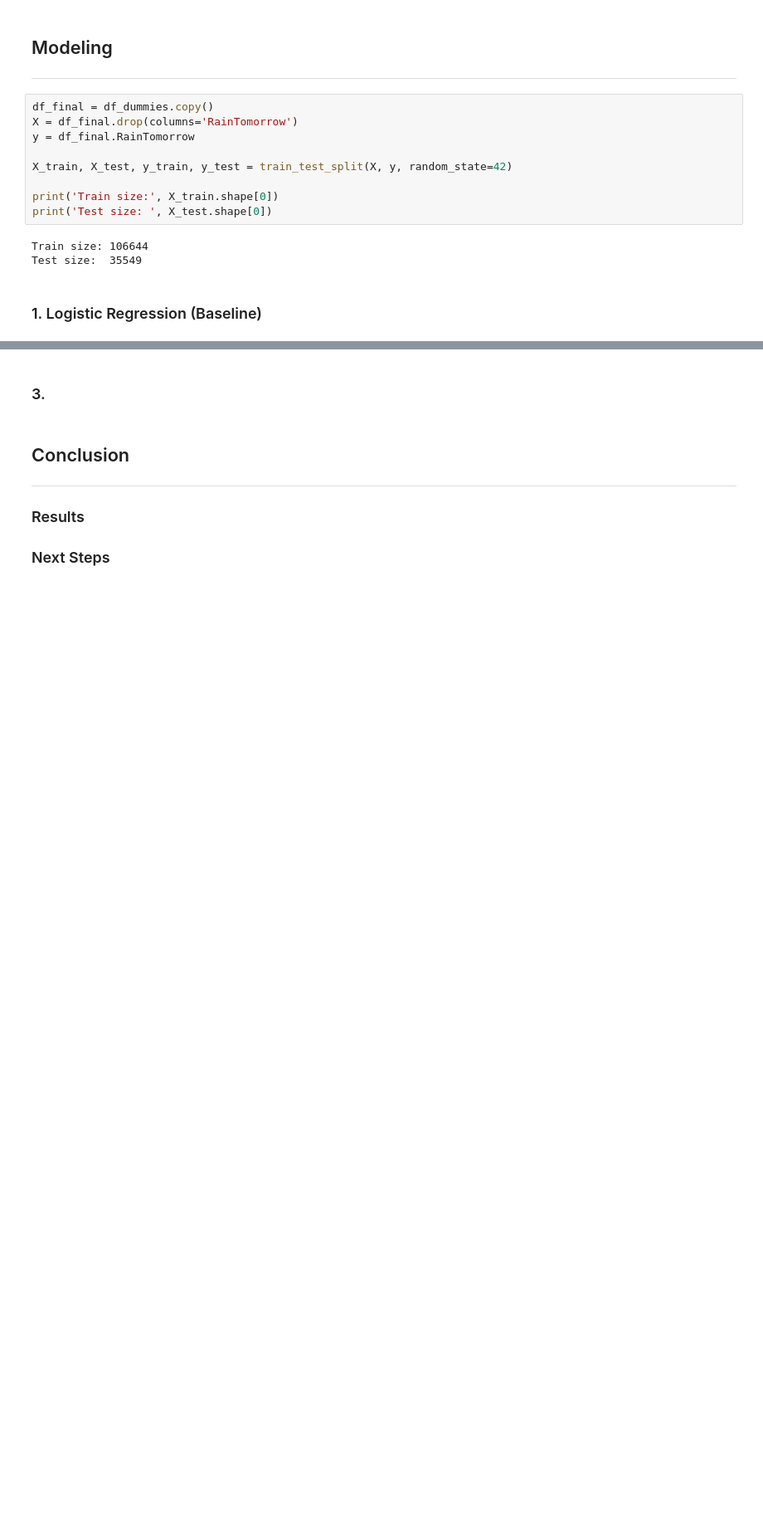
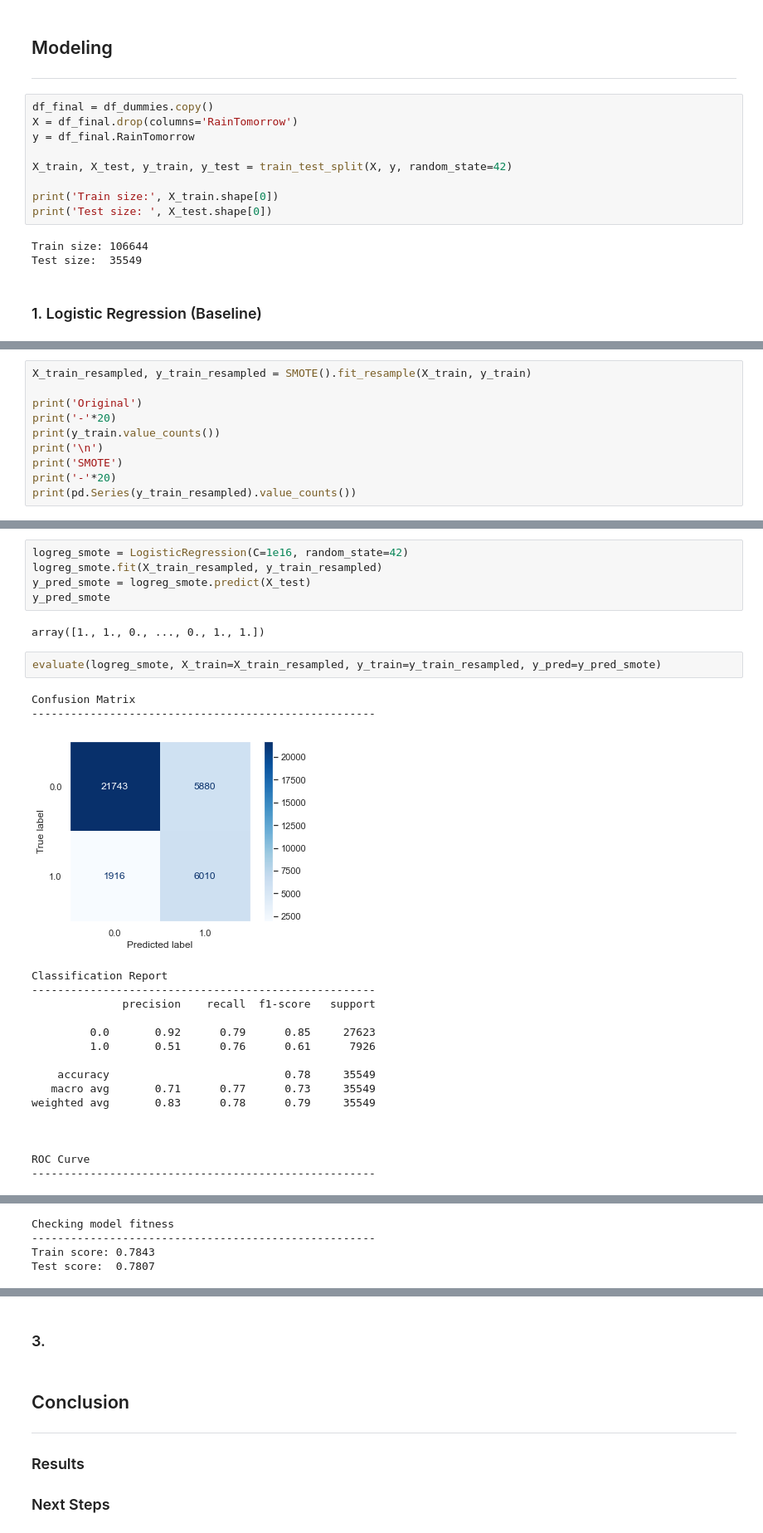
Before and after one commit to tjkyner/australian-rain-prediction, a Jupyter notebook: notebook.ipynb, the cells around one changed output, grey strips where cells are left out. Shown: that part at 83% size. Saved outputs shown, nothing was run; the diff lists cells and outputs as text; blank space fills up the shorter version.

Commit message:
smote model

```diff
--- a/notebook.ipynb
+++ b/notebook.ipynb
@@ -688,0 +692,10 @@ Test score:  0.8397
+# %%
+X_train_resampled, y_train_resampled = SMOTE().fit_resample(X_train, y_train)
+
+print('Original')
+print('-'*20)
+print(y_train.value_counts())
+print('\n')
+print('SMOTE')
+print('-'*20)
+print(pd.Series(y_train_resampled).value_counts())
@@ -688,0 +715,28 @@ Test score:  0.8397
+# %%
+logreg_smote = LogisticRegression(C=1e16, random_state=42)
+logreg_smote.fit(X_train_resampled, y_train_resampled)
+y_pred_smote = logreg_smote.predict(X_test)
+y_pred_smote
+# %% [output]
+array([1., 1., 0., ..., 0., 1., 1.])
+# %%
+evaluate(logreg_smote, X_train=X_train_resampled, y_train=y_train_resampled, y_pred=y_pred_smote)
+# %% [output]
+Confusion Matrix
+-----------------------------------------------------
+[figure, added]
+Classification Report
+-----------------------------------------------------
+              precision    recall  f1-score   support
+
+         0.0       0.92      0.79      0.85     27623
+         1.0       0.51      0.76      0.61      7926
+
+    accuracy                           0.78     35549
+   macro avg       0.71      0.77      0.73     35549
+weighted avg       0.83      0.78      0.79     35549
+
+
+
+ROC Curve
+-----------------------------------------------------
@@ -688,0 +744,4 @@ Test score:  0.8397
+Checking model fitness
+-----------------------------------------------------
+Train score: 0.7843
+Test score:  0.7807
```
Also changed, not shown: parts of 11 cells of this notebook.
